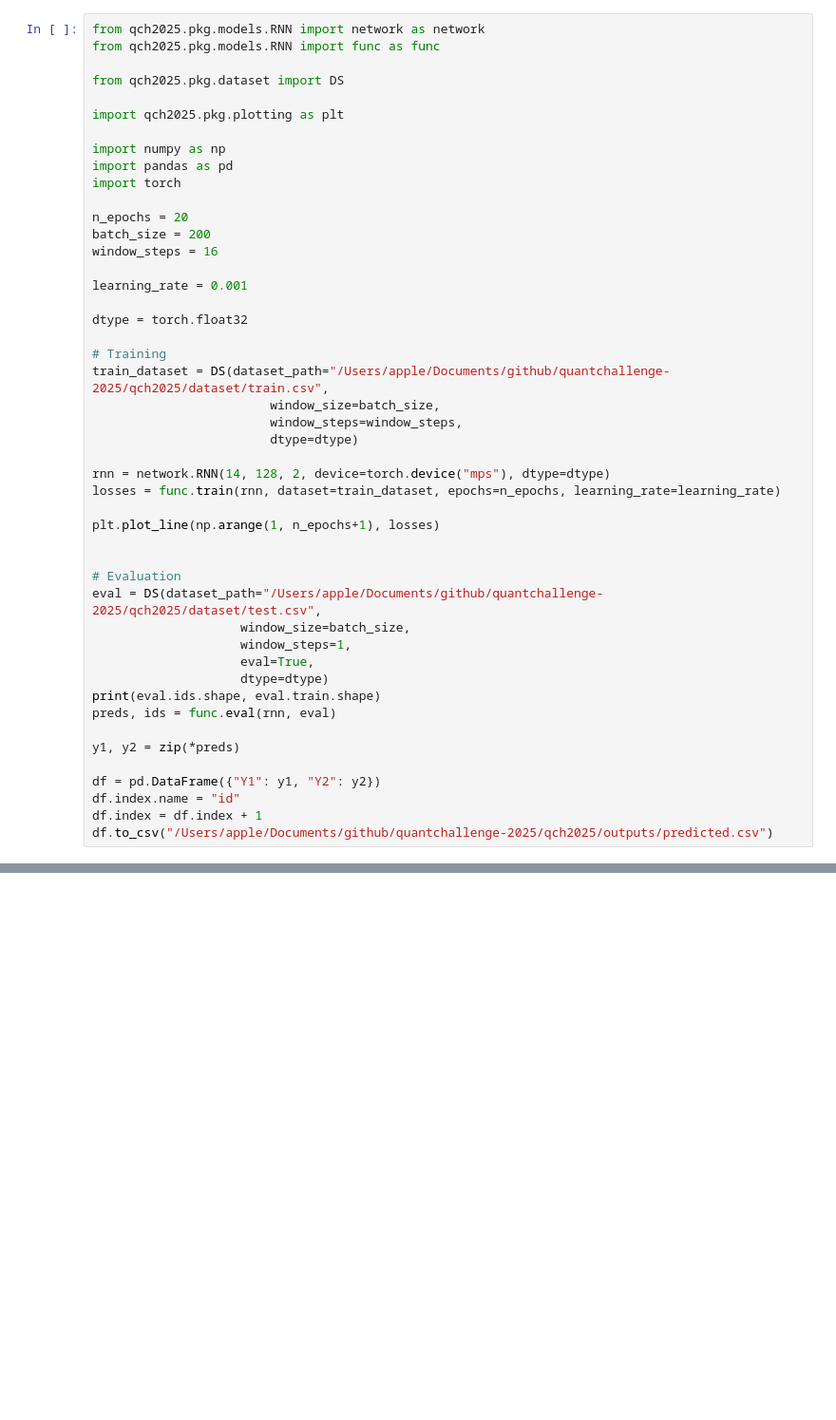
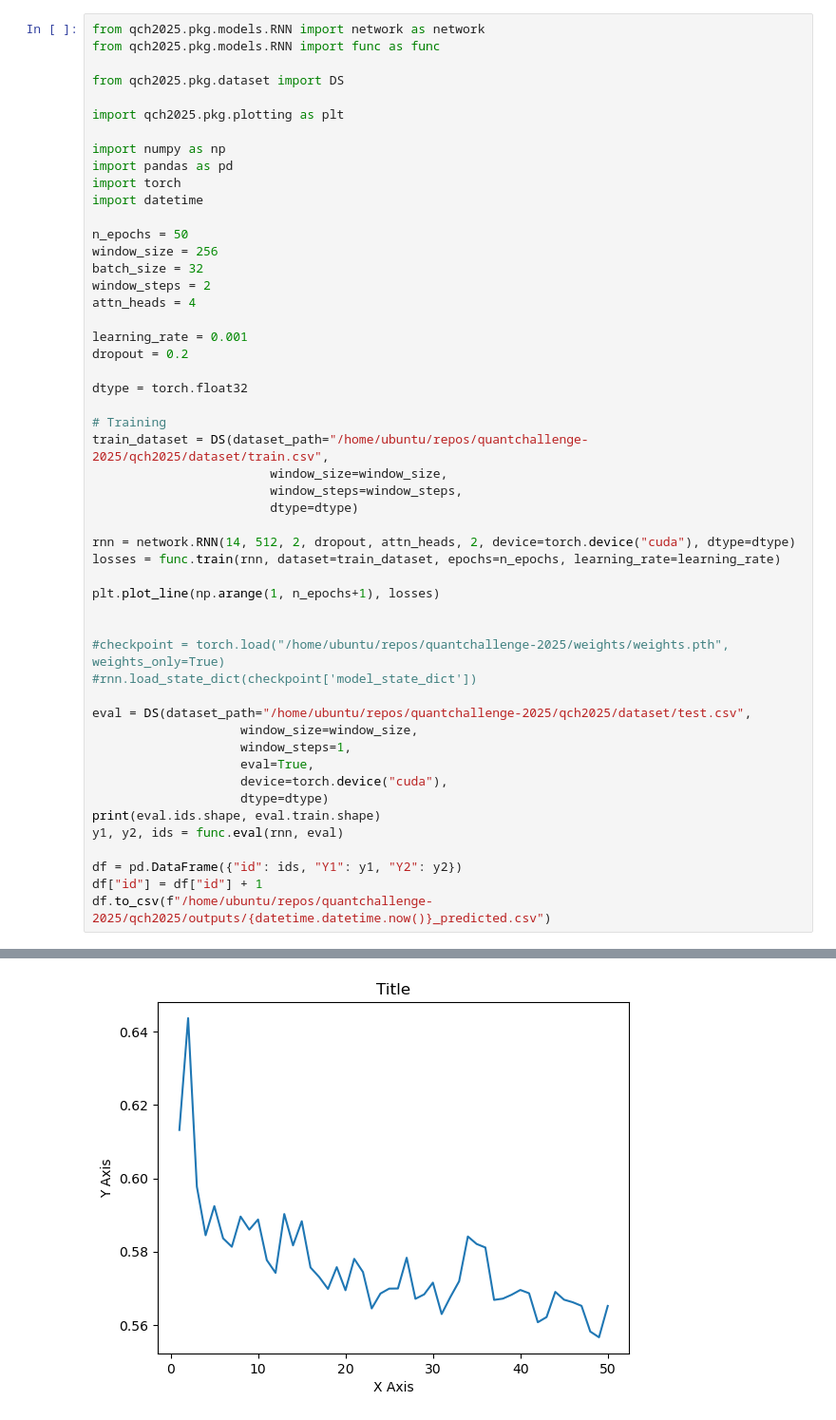
Before and after one commit to chrispukas/quantchallenge-2025, a Jupyter notebook: scripts/notebooks/models.ipynb, the cells around one changed output, grey strips where cells are left out. Shown at 95% size. Cells and saved outputs as stored; diff of their text form; blank space fills up the shorter version.

```diff
--- a/scripts/notebooks/models.ipynb
+++ b/scripts/notebooks/models.ipynb
@@ -9,40 +9,44 @@ import qch2025.pkg.plotting as plt
 import numpy as np
 import pandas as pd
 import torch
+import datetime
 
-n_epochs = 20
-batch_size = 200
-window_steps = 16
+n_epochs = 50
+window_size = 256
+batch_size = 32
+window_steps = 2
+attn_heads = 4
 
 learning_rate = 0.001
+dropout = 0.2
 
 dtype = torch.float32
 
 # Training
-train_dataset = DS(dataset_path="/Users/apple/Documents/github/quantchallenge-2025/qch2025/dataset/train.csv",
-                        window_size=batch_size,
+train_dataset = DS(dataset_path="/home/ubuntu/repos/quantchallenge-2025/qch2025/dataset/train.csv",
+                        window_size=window_size,
                         window_steps=window_steps,
                         dtype=dtype)
 
-rnn = network.RNN(14, 128, 2, device=torch.device("mps"), dtype=dtype)
+rnn = network.RNN(14, 512, 2, dropout, attn_heads, 2, device=torch.device("cuda"), dtype=dtype)
 losses = func.train(rnn, dataset=train_dataset, epochs=n_epochs, learning_rate=learning_rate)
 
 plt.plot_line(np.arange(1, n_epochs+1), losses)
 
 
-# Evaluation
-eval = DS(dataset_path="/Users/apple/Documents/github/quantchallenge-2025/qch2025/dataset/test.csv",
-                    window_size=batch_size,
+#checkpoint = torch.load("/home/ubuntu/repos/quantchallenge-2025/weights/weights.pth", weights_only=True)
+#rnn.load_state_dict(checkpoint['model_state_dict'])
+
+eval = DS(dataset_path="/home/ubuntu/repos/quantchallenge-2025/qch2025/dataset/test.csv",
+                    window_size=window_size,
                     window_steps=1,
                     eval=True,
+                    device=torch.device("cuda"),
                     dtype=dtype)
 print(eval.ids.shape, eval.train.shape)
-preds, ids = func.eval(rnn, eval)
+y1, y2, ids = func.eval(rnn, eval)
 
-y1, y2 = zip(*preds)
-
-df = pd.DataFrame({"Y1": y1, "Y2": y2})
-df.index.name = "id"
-df.index = df.index + 1
-df.to_csv("/Users/apple/Documents/github/quantchallenge-2025/qch2025/outputs/predicted.csv")
+df = pd.DataFrame({"id": ids, "Y1": y1, "Y2": y2})
+df["id"] = df["id"] + 1
+df.to_csv(f"/home/ubuntu/repos/quantchallenge-2025/qch2025/outputs/{datetime.datetime.now()}_predicted.csv")
 # %% [output]
@@ -50,0 +70 @@ Initialized dataset torch.Size([4987, 200, 14]) torch.Size([4987, 200, 2])
+[figure, added]
```
Also changed, not shown: parts of 1 cell of this notebook, 23 other files.
